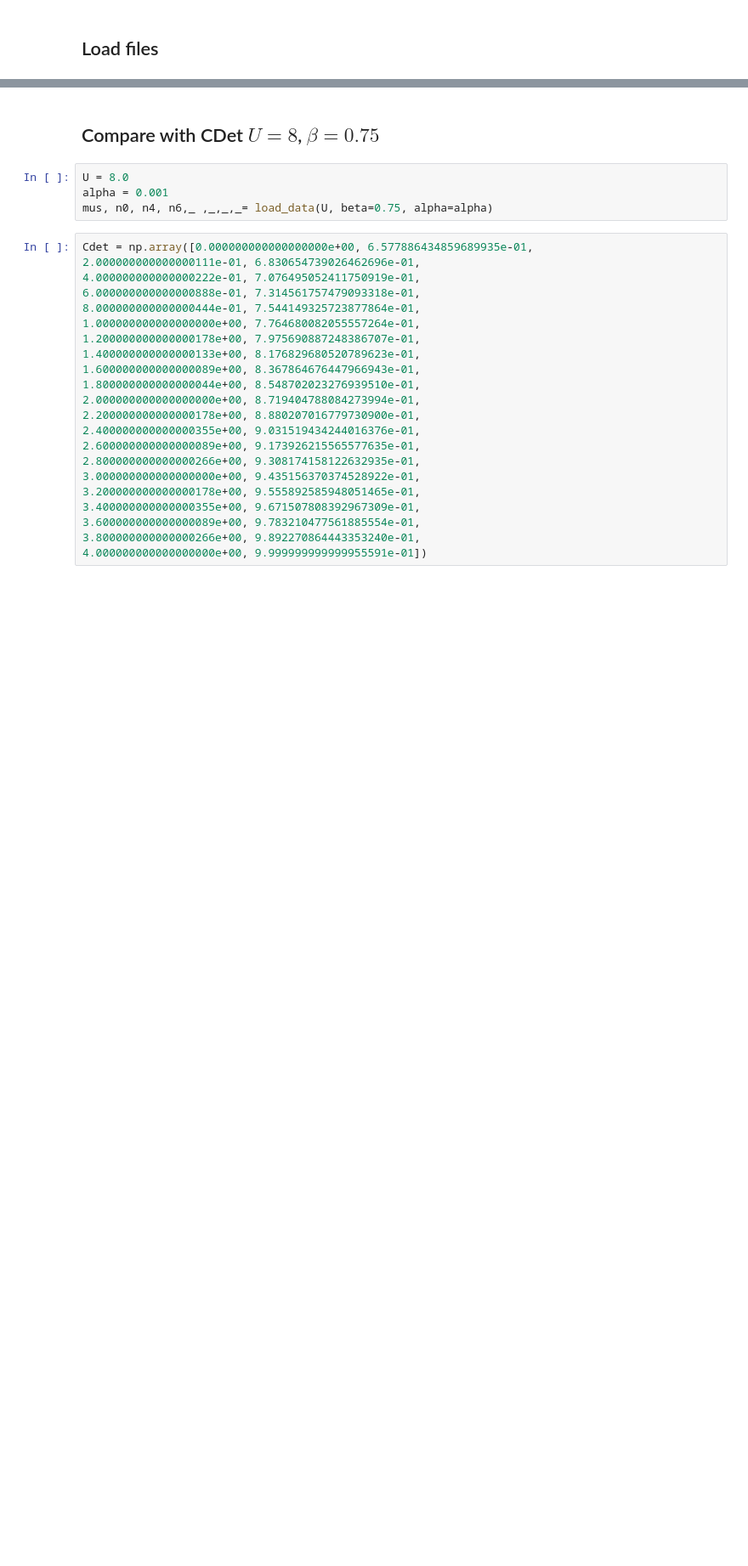
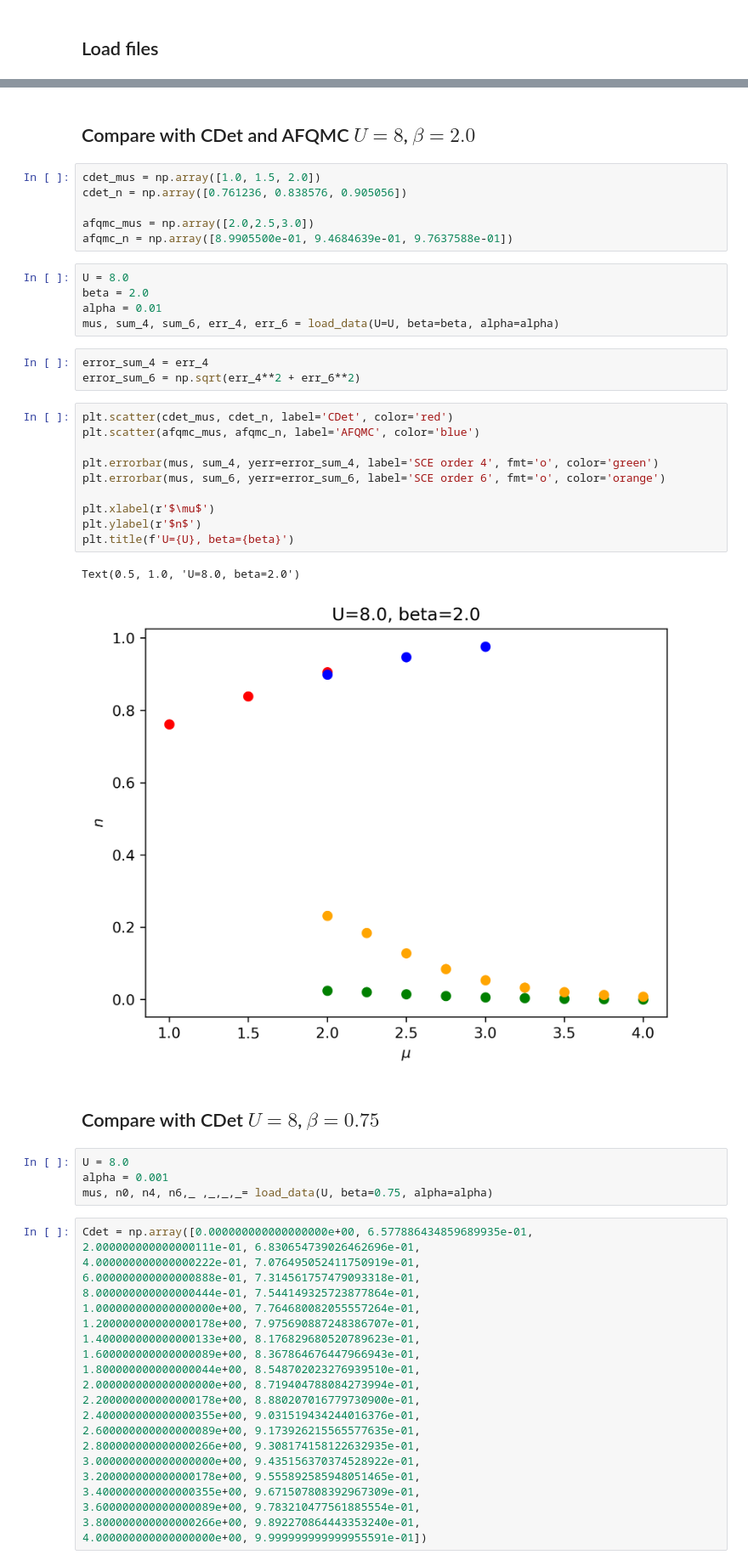
Before and after one commit to louishrm/strong_coupling_expansion, a Jupyter notebook: analytical/density_mu_beta.ipynb, the cells around one changed output, grey strips where cells are left out. Shown at 85% size. Drawn from its saved outputs; the diff is of its cells as text; blank space fills up the shorter version.

```diff
--- a/analytical/density_mu_beta.ipynb
+++ b/analytical/density_mu_beta.ipynb
@@ -58,3 +68,32 @@ def load_data(U,beta, alpha):
+# %% [markdown]
+## Compare with CDet and AFQMC $U=8$, $\beta=2.0$
+# %%
+cdet_mus = np.array([1.0, 1.5, 2.0])
+cdet_n = np.array([0.761236, 0.838576, 0.905056])
+
+afqmc_mus = np.array([2.0,2.5,3.0])
+afqmc_n = np.array([8.9905500e-01, 9.4684639e-01, 9.7637588e-01])
+# %%
+U = 8.0
+beta = 2.0
+alpha = 0.01
+mus, sum_4, sum_6, err_4, err_6 = load_data(U=U, beta=beta, alpha=alpha)
+# %%
+error_sum_4 = err_4
+error_sum_6 = np.sqrt(err_4**2 + err_6**2)
+# %%
+plt.scatter(cdet_mus, cdet_n, label='CDet', color='red')
+plt.scatter(afqmc_mus, afqmc_n, label='AFQMC', color='blue')
+
+plt.errorbar(mus, sum_4, yerr=error_sum_4, label='SCE order 4', fmt='o', color='green')
+plt.errorbar(mus, sum_6, yerr=error_sum_6, label='SCE order 6', fmt='o', color='orange')
+
+plt.xlabel(r'$\mu$')
+plt.ylabel(r'$n$')
+plt.title(f'U={U}, beta={beta}')
+# %% [output]
+Text(0.5, 1.0, 'U=8.0, beta=2.0')
+[figure, added]
 # %% [markdown]
 ## Compare with CDet $U=8$, $\beta = 0.75$
 # %%
```
Also changed, not shown: parts of 22 cells of this notebook, 1 other file.
